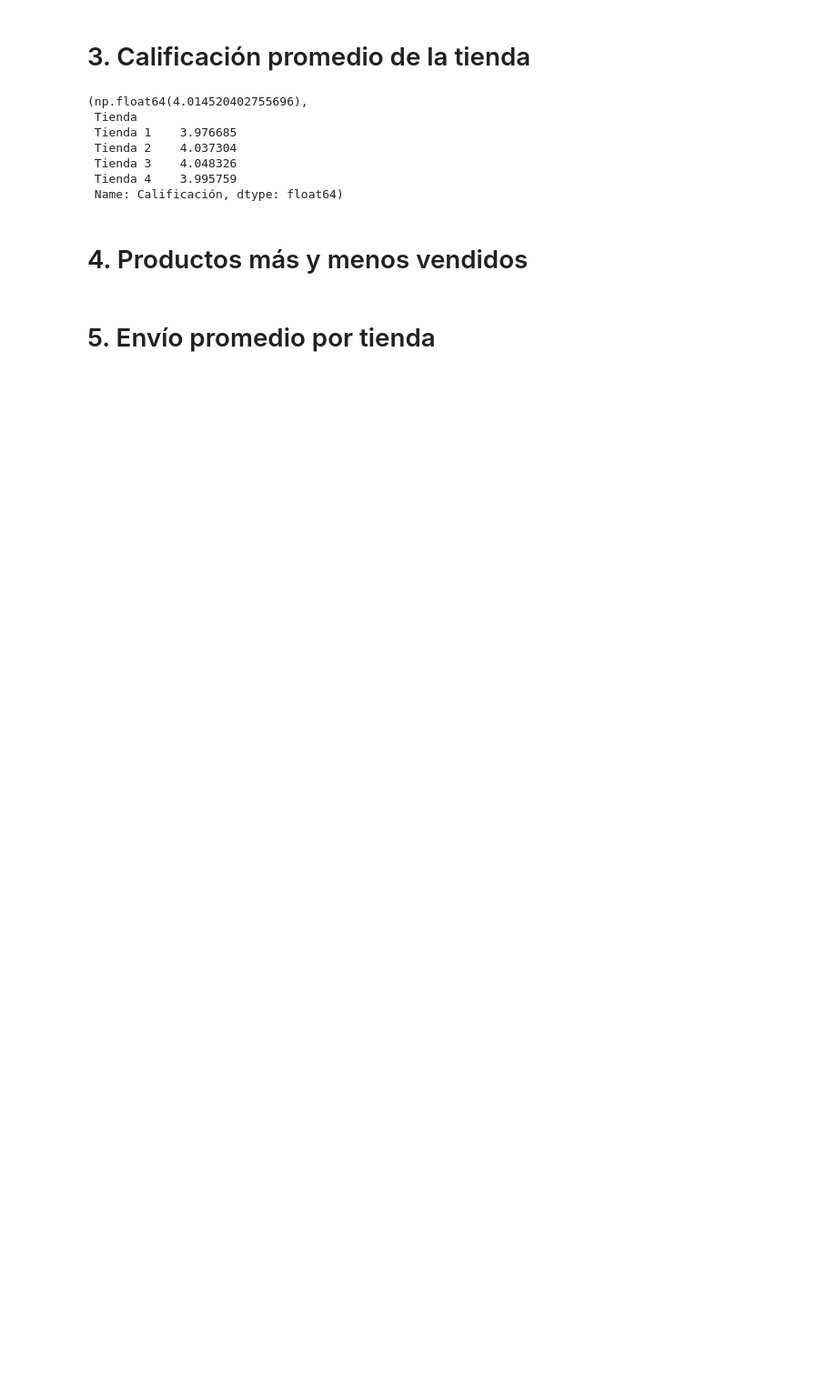
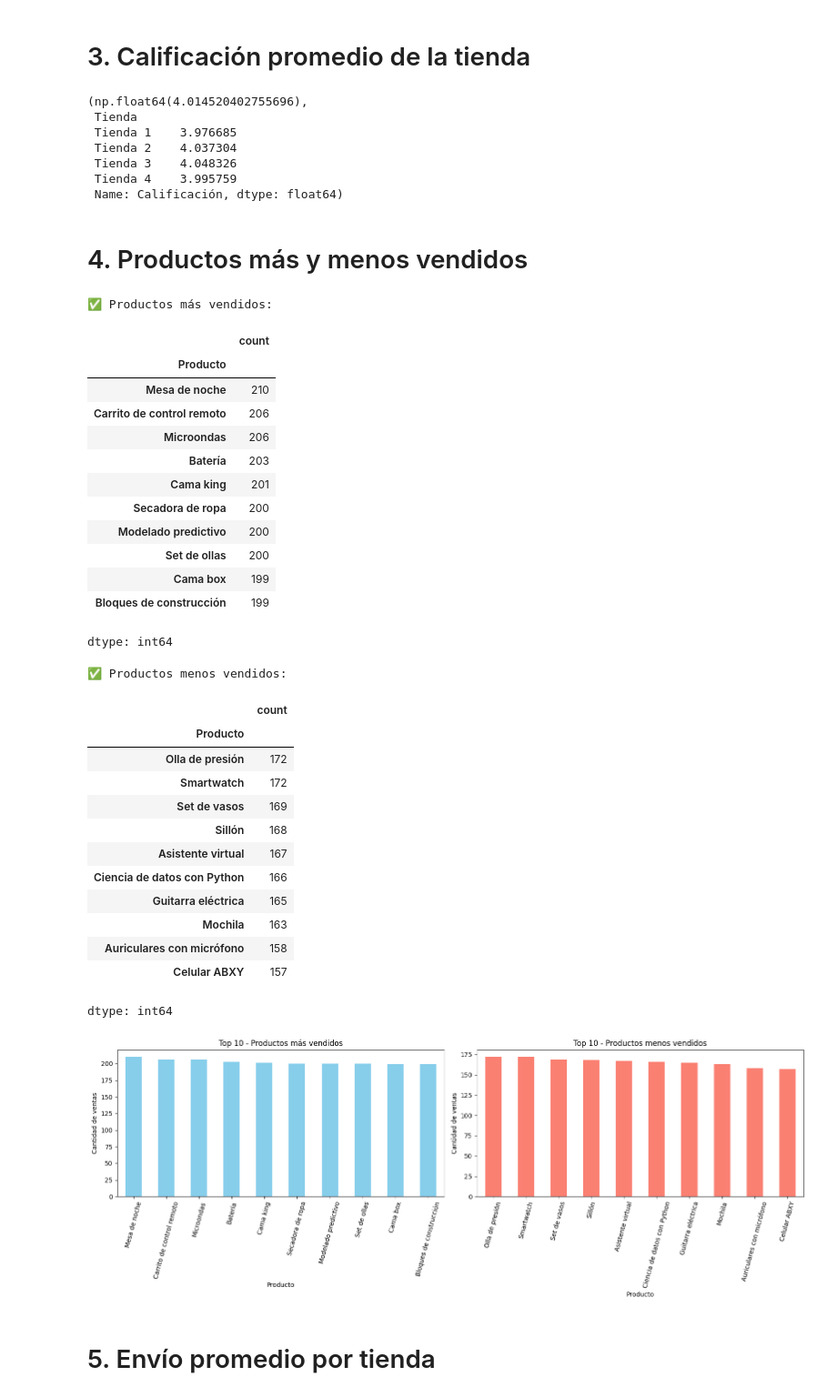
Before and after one commit to Eduardogallegos-garcia/Challenge-Alura-store, a Jupyter notebook: AluraStoreLatam.ipynb, the cells around one changed output. Shown: that part at 91% size. Saved outputs shown, nothing was run; the diff lists cells and outputs as text; code cells hidden in the pictures; blank space fills up the shorter version.

Commit message:
Se analisan los productos mas y menos vendidos

```diff
--- a/AluraStoreLatam.ipynb
+++ b/AluraStoreLatam.ipynb
@@ -99,5 +108,73 @@ calificacion_promedio, calificacion_por_tienda
  Name: Calificación, dtype: float64)
 # %% [markdown]
 # 4. Productos más y menos vendidos
+# %%
+#Identificar qué productos fueron los más vendidos y los menos vendidos en cada tienda. Visualiza los resultados para que quede claro qué productos destacaron en ventas en cada tienda.
+import matplotlib.pyplot as plt
+
+# Contar cuántas veces se vendió cada producto
+ventas_productos = df["Producto"].value_counts()
+
+# Top 10 más vendidos
+productos_mas_vendidos = ventas_productos.head(10)
+
+# Top 10 menos vendidos
+productos_menos_vendidos = ventas_productos.tail(10)
+
+print("✅ Productos más vendidos:")
+display(productos_mas_vendidos)
+
+print("\n✅ Productos menos vendidos:")
+display(productos_menos_vendidos)
+
+# --------- Gráfico ---------
+fig, ax = plt.subplots(1, 2, figsize=(16,6))
+
+# Gráfico de más vendidos
+productos_mas_vendidos.plot(kind="bar", ax=ax[0], color="skyblue")
+ax[0].set_title("Top 10 - Productos más vendidos")
+ax[0].set_ylabel("Cantidad de ventas")
+ax[0].set_xlabel("Producto")
+ax[0].tick_params(axis='x', rotation=75)
+
+# Gráfico de menos vendidos
+productos_menos_vendidos.plot(kind="bar", ax=ax[1], color="salmon")
+ax[1].set_title("Top 10 - Productos menos vendidos")
+ax[1].set_ylabel("Cantidad de ventas")
+ax[1].set_xlabel("Producto")
+ax[1].tick_params(axis='x', rotation=75)
+
+plt.tight_layout()
+plt.show()
+# %% [output]
+✅ Productos más vendidos:
+|  | count |
+| Producto |  |
+| Mesa de noche | 210 |
+| Carrito de control remoto | 206 |
+| Microondas | 206 |
+| Batería | 203 |
+| Cama king | 201 |
+| Secadora de ropa | 200 |
+| Modelado predictivo | 200 |
+| Set de ollas | 200 |
+| Cama box | 199 |
+| Bloques de construcción | 199 |
+dtype: int64
+✅ Productos menos vendidos:
+|  | count |
+| Producto |  |
+| Olla de presión | 172 |
+| Smartwatch | 172 |
+| Set de vasos | 169 |
+| Sillón | 168 |
+| Asistente virtual | 167 |
+| Ciencia de datos con Python | 166 |
+| Guitarra eléctrica | 165 |
+| Mochila | 163 |
+| Auriculares con micrófono | 158 |
+| Celular ABXY | 157 |
+dtype: int64
+[figure, added]
 # %% [markdown]
 # 5. Envío promedio por tienda
```
Also changed, not shown: parts of 3 cells of this notebook.
